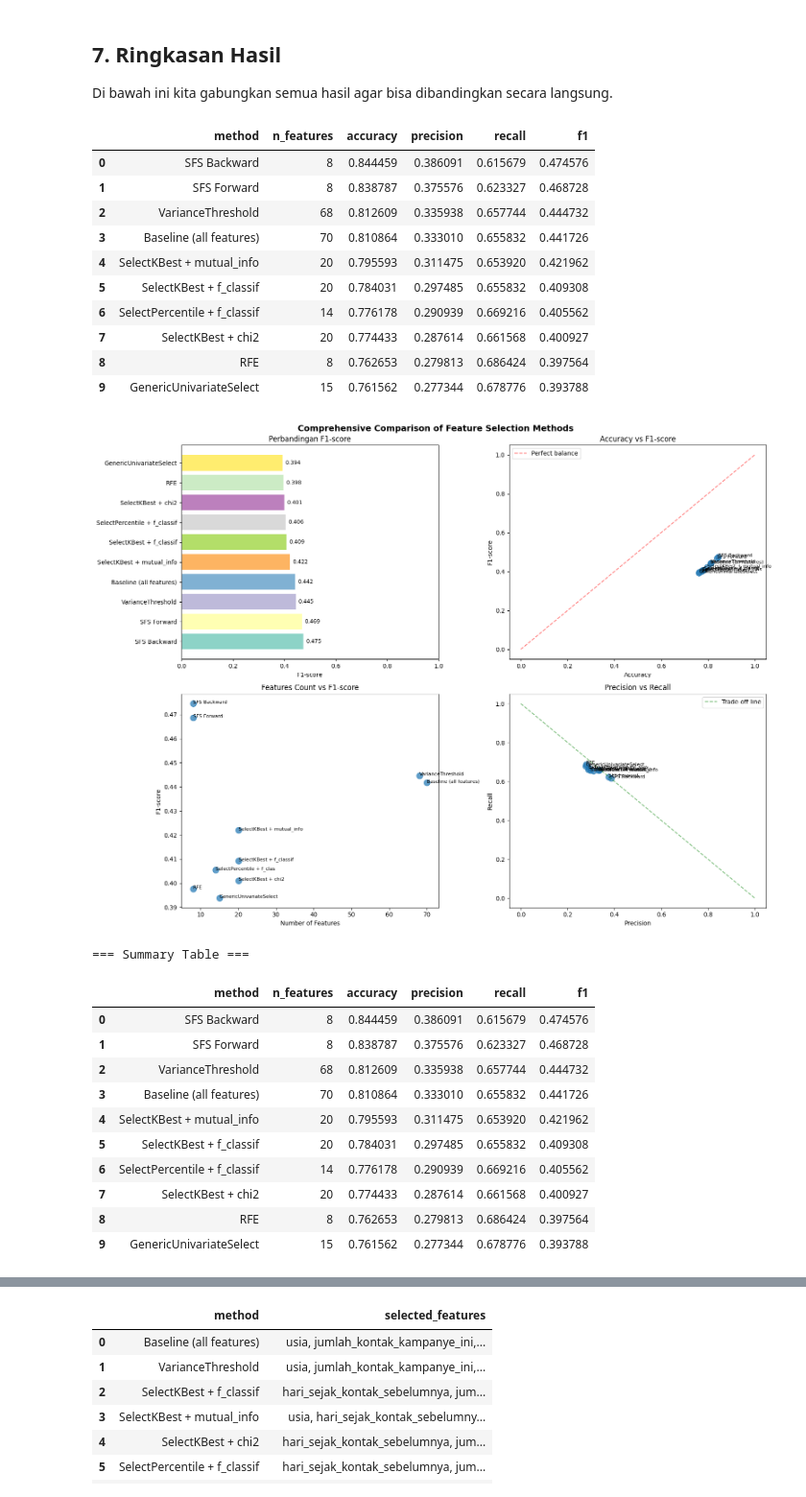
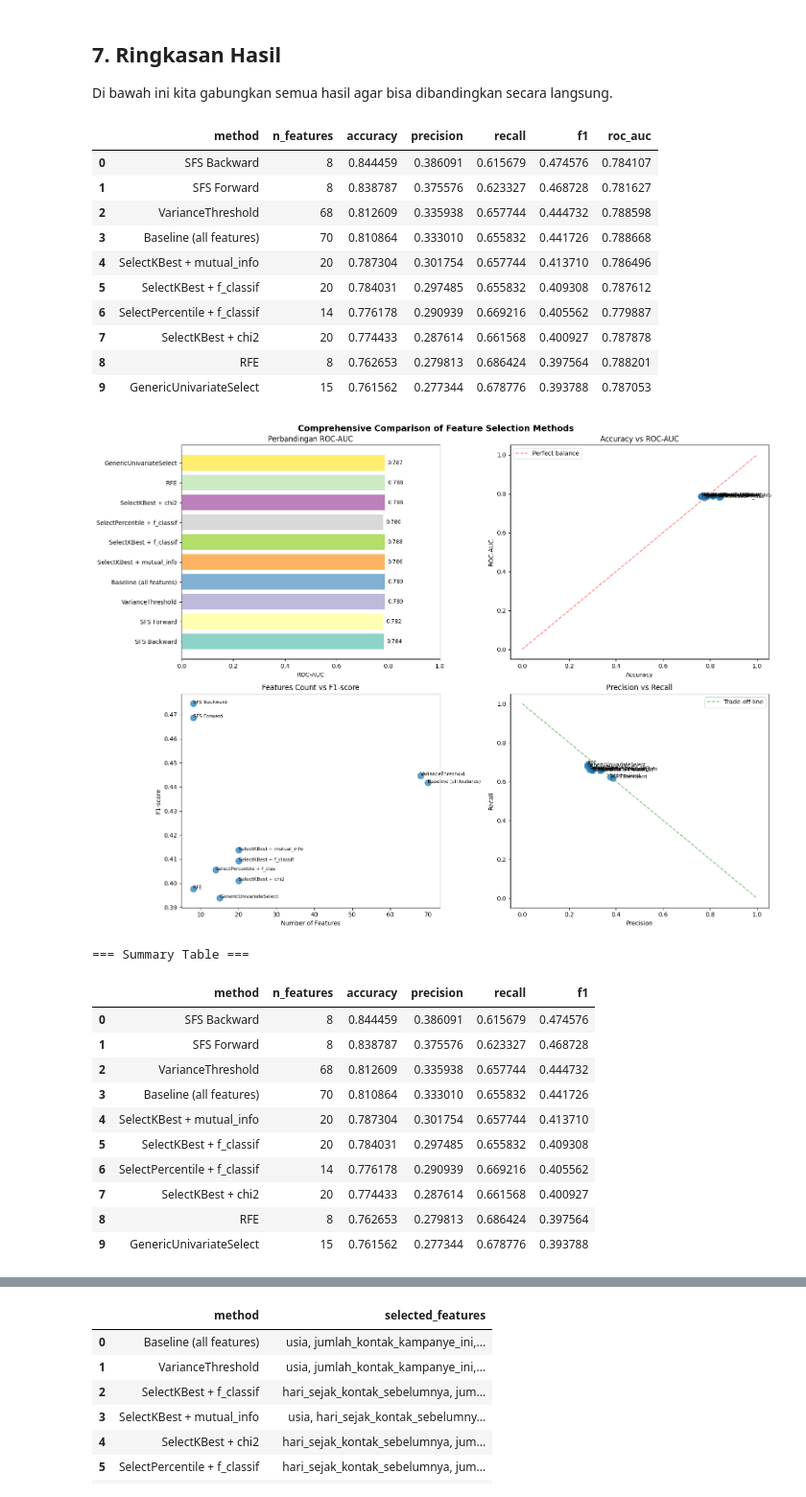
Before and after one commit to 0xkeonho/Modul-Data-Mining, a Jupyter notebook: week-03/praktikum/Filter-Wrapper.ipynb, the cells around one changed output, grey strips where cells are left out. Shown at 96% size. Saved outputs shown, nothing was run; the diff lists cells and outputs as text; code cells hidden in the pictures.

```diff
--- a/week-03/praktikum/Filter-Wrapper.ipynb
+++ b/week-03/praktikum/Filter-Wrapper.ipynb
@@ -459,6 +459,16 @@ Kita mulai dari baseline **Logistic Regression** dengan semua fitur hasil encodi
 def evaluate_model(model, X_train, X_test, y_train, y_test, method_name, n_features, selected_feature_names):
     model.fit(X_train, y_train)
     y_pred = model.predict(X_test)
+
+    # Calculate ROC-AUC (handle binary and multiclass)
+    try:
+        y_pred_proba = model.predict_proba(X_test)
+        if len(y_pred_proba.shape) == 2 and y_pred_proba.shape[1] == 2:
+            roc_auc = roc_auc_score(y_test, y_pred_proba[:, 1])
+        else:
+            roc_auc = roc_auc_score(y_test, y_pred_proba, multi_class='ovr', average='macro')
+    except:
+        roc_auc = float('nan')
 
     return {
         'method': method_name,
@@ -467,6 +477,7 @@ def evaluate_model(model, X_train, X_test, y_train, y_test, method_name, n_featu
         'precision': precision_score(y_test, y_pred, zero_division=0),
         'recall': recall_score(y_test, y_pred, zero_division=0),
         'f1': f1_score(y_test, y_pred, zero_division=0),
+        'roc_auc': roc_auc,
         'selected_features': list(selected_feature_names)
     }
 
@@ -1688,84 +1591,84 @@ wrapper_results[['method', 'n_features', 'accuracy', 'precision', 'recall', 'f1'
 Di bawah ini kita gabungkan semua hasil agar bisa dibandingkan secara langsung.
 # %%
 results_df = pd.DataFrame(results)
-summary_df = results_df[['method', 'n_features', 'accuracy', 'precision', 'recall', 'f1']].sort_values(['f1', 'accuracy'], ascending=False).reset_index(drop=True)
+summary_df = results_df[['method', 'n_features', 'accuracy', 'precision', 'recall', 'f1', 'roc_auc']].sort_values(['f1', 'accuracy'], ascending=False).reset_index(drop=True)
 summary_df
 # %% [output]
-|  | method | n_features | accuracy | precision | recall | f1 |
-| 0 | SFS Backward | 8 | 0.844459 | 0.386091 | 0.615679 | 0.474576 |
-| 1 | SFS Forward | 8 | 0.838787 | 0.375576 | 0.623327 | 0.468728 |
-| 2 | VarianceThreshold | 68 | 0.812609 | 0.335938 | 0.657744 | 0.444732 |
-| 3 | Baseline (all features) | 70 | 0.810864 | 0.333010 | 0.655832 | 0.441726 |
-| 4 | SelectKBest + mutual_info | 20 | 0.795593 | 0.311475 | 0.653920 | 0.421962 |
-| 5 | SelectKBest + f_classif | 20 | 0.784031 | 0.297485 | 0.655832 | 0.409308 |
-| 6 | SelectPercentile + f_classif | 14 | 0.776178 | 0.290939 | 0.669216 | 0.405562 |
-| 7 | SelectKBest + chi2 | 20 | 0.774433 | 0.287614 | 0.661568 | 0.400927 |
-| 8 | RFE | 8 | 0.762653 | 0.279813 | 0.686424 | 0.397564 |
-| 9 | GenericUnivariateSelect | 15 | 0.761562 | 0.277344 | 0.678776 | 0.393788 |
+|  | method | n_features | accuracy | precision | recall | f1 | roc_auc |
+| 0 | SFS Backward | 8 | 0.844459 | 0.386091 | 0.615679 | 0.474576 | 0.784107 |
+| 1 | SFS Forward | 8 | 0.838787 | 0.375576 | 0.623327 | 0.468728 | 0.781627 |
+| 2 | VarianceThreshold | 68 | 0.812609 | 0.335938 | 0.657744 | 0.444732 | 0.788598 |
+| 3 | Baseline (all features) | 70 | 0.810864 | 0.333010 | 0.655832 | 0.441726 | 0.788668 |
+| 4 | SelectKBest + mutual_info | 20 | 0.787304 | 0.301754 | 0.657744 | 0.413710 | 0.786496 |
+| 5 | SelectKBest + f_classif | 20 | 0.784031 | 0.297485 | 0.655832 | 0.409308 | 0.787612 |
+| 6 | SelectPercentile + f_classif | 14 | 0.776178 | 0.290939 | 0.669216 | 0.405562 | 0.779887 |
+| 7 | SelectKBest + chi2 | 20 | 0.774433 | 0.287614 | 0.661568 | 0.400927 | 0.787878 |
+| 8 | RFE | 8 | 0.762653 | 0.279813 | 0.686424 | 0.397564 | 0.788201 |
+| 9 | GenericUnivariateSelect | 15 | 0.761562 | 0.277344 | 0.678776 | 0.393788 | 0.787053 |
 # %%
 # Visualisasi perbandingan lengkap semua metode
 
 fig, axes = plt.subplots(2, 2, figsize=(16, 12))
 
-# Plot 1: F1-score comparison
+# Plot 1: ROC-AUC comparison
 ax1 = axes[0, 0]
 colors = plt.cm.Set3(np.linspace(0, 1, len(summary_df)))
-bars = ax1.barh(summary_df['method'], summary_df['f1'], color=colors)
-ax1.set_xlabel('F1-score')
-ax1.set_title('Perbandingan F1-score')
+bars = ax1.barh(summary_df['method'], summary_df['roc_auc'], color=colors)
+ax1.set_xlabel('ROC-AUC')
+ax1.set_title('Perbandingan ROC-AUC')
 ax1.set_xlim(0, 1)
 for i, (idx, row) in enumerate(summary_df.iterrows()):
-    ax1.text(row['f1'] + 0.01, i, f"{row['f1']:.3f}", va='center', fontsize=9)
+    ax1.text(row['roc_auc'] + 0.01, i, f"{row['roc_auc']:.3f}", va='center', fontsize=9)
 
-# Plot 2: Accuracy vs F1-score
+# Plot 2: Accuracy vs ROC-AUC
 ax2 = axes[0, 1]
-ax2.scatter(summary_df['accuracy'], summary_df['f1'], s=100, alpha=0.7)
+ax2.scatter(summary_df['accuracy'], summary_df['roc_auc'], s=100, alpha=0.7)
 for i, row in summary_df.iterrows():
-    ax2.annotate(row['method'][:25], (row['accuracy'], row['f1']), fontsize=8)
+    ax2.annotate(row['method'][:25], (row['accuracy'], row['roc_auc']), fontsize=8)
 ax2.set_xlabel('Accuracy')
-ax2.set_ylabel('F1-score')
-ax2.set_title('Accuracy vs F1-score')
+ax2.set_ylabel('ROC-AUC')
+ax2.set_title('Accuracy vs ROC-AUC')
 ax2.plot([0, 1], [0, 1], 'r--', alpha=0.5, label='Perfect balance')
 ax2.legend()
 
 # Plot 3: Number of features vs F1-score
 ax3 = axes[1, 0]
 ax3.scatter(summary_df['n_features'], summary_df['f1'], s=100, alpha=0.7)
 for i, row in summary_df.iterrows():
     ax3.annotate(row['method'][:25], (row['n_features'], row['f1']), fontsize=8)
 ax3.set_xlabel('Number of Features')
 ax3.set_ylabel('F1-score')
 ax3.set_title('Features Count vs F1-score')
 
 # Plot 4: Precision-Recall tradeoff
 ax4 = axes[1, 1]
 ax4.scatter(summary_df['precision'], summary_df['recall'], s=100, alpha=0.7)
 for i, row in summary_df.iterrows():
     ax4.annotate(row['method'][:25], (row['precision'], row['recall']), fontsize=8)
 ax4.set_xlabel('Precision')
 ax4.set_ylabel('Recall')
 ax4.set_title('Precision vs Recall')
 ax4.plot([0, 1], [1, 0], 'g--', alpha=0.5, label='Trade-off line')
 ax4.legend()
 
 plt.suptitle('Comprehensive Comparison of Feature Selection Methods', fontsize=14, fontweight='bold')
 plt.tight_layout()
 plt.show()
 
 # Print summary table with formatting
 print('\n=== Summary Table ===')
 summary_display = summary_df[['method', 'n_features', 'accuracy', 'precision', 'recall', 'f1']].copy()
 summary_display = summary_display.style.background_gradient(subset=['accuracy', 'precision', 'recall', 'f1'], cmap='YlGn')
 display(summary_display)
 # %% [output]
-[figure, old version]
+[figure, new version]
 === Summary Table ===
 |  | method | n_features | accuracy | precision | recall | f1 |
 | 0 | SFS Backward | 8 | 0.844459 | 0.386091 | 0.615679 | 0.474576 |
 | 1 | SFS Forward | 8 | 0.838787 | 0.375576 | 0.623327 | 0.468728 |
 | 2 | VarianceThreshold | 68 | 0.812609 | 0.335938 | 0.657744 | 0.444732 |
 | 3 | Baseline (all features) | 70 | 0.810864 | 0.333010 | 0.655832 | 0.441726 |
-| 4 | SelectKBest + mutual_info | 20 | 0.795593 | 0.311475 | 0.653920 | 0.421962 |
+| 4 | SelectKBest + mutual_info | 20 | 0.787304 | 0.301754 | 0.657744 | 0.413710 |
 | 5 | SelectKBest + f_classif | 20 | 0.784031 | 0.297485 | 0.655832 | 0.409308 |
 | 6 | SelectPercentile + f_classif | 14 | 0.776178 | 0.290939 | 0.669216 | 0.405562 |
 | 7 | SelectKBest + chi2 | 20 | 0.774433 | 0.287614 | 0.661568 | 0.400927 |
```
Also changed, not shown: parts of 20 cells of this notebook.
